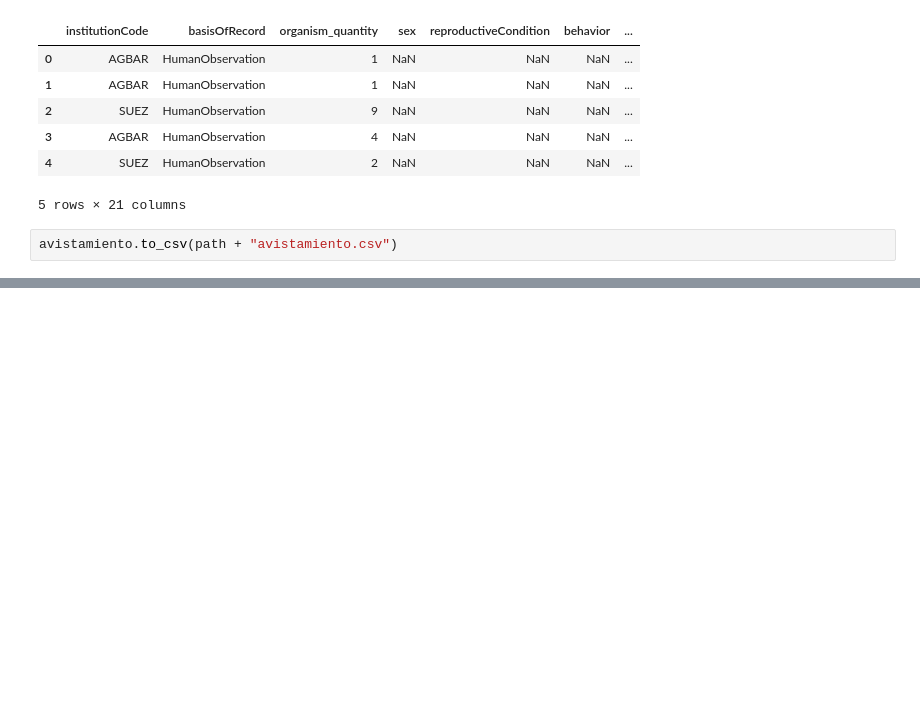
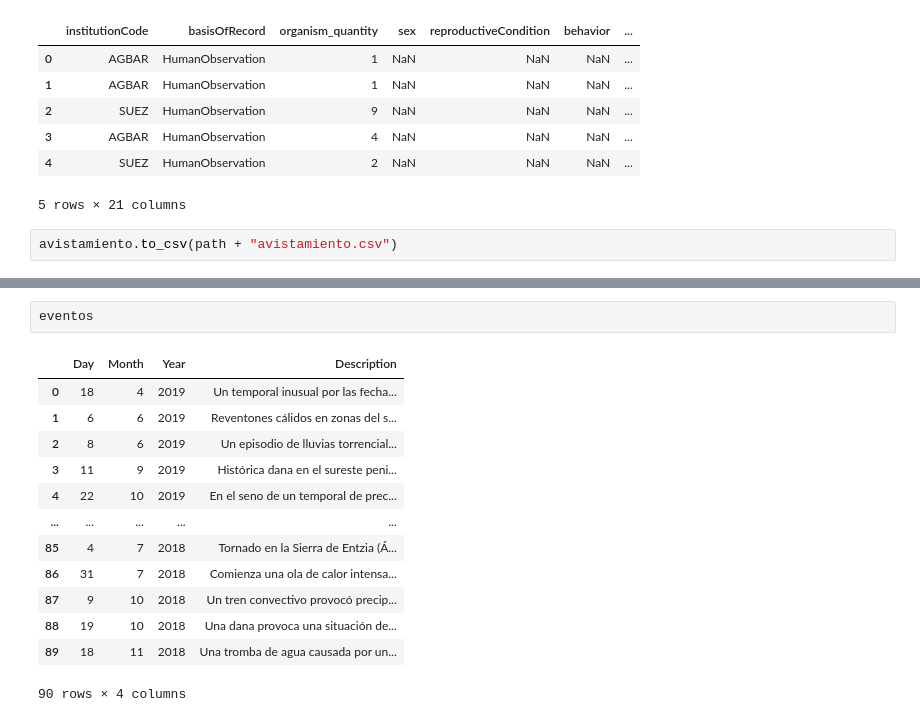
Before and after one commit to jhwan818/BD, a Jupyter notebook: projecte/dataProcessing.ipynb, the cells around one changed output, grey strips where cells are left out. Cells and saved outputs as stored; diff of their text form; blank space fills up the shorter version.

```diff
--- a/projecte/dataProcessing.ipynb
+++ b/projecte/dataProcessing.ipynb
@@ -627,0 +661,16 @@ avistamiento.to_csv(path + "avistamiento.csv")
+# %%
+eventos
+# %% [output]
+|  | Day | Month | Year | Description |
+| 0 | 18 | 4 | 2019 | Un temporal inusual por las fecha... |
+| 1 | 6 | 6 | 2019 | Reventones cálidos en zonas del s... |
+| 2 | 8 | 6 | 2019 | Un episodio de lluvias torrencial... |
+| 3 | 11 | 9 | 2019 | Histórica dana en el sureste peni... |
+| 4 | 22 | 10 | 2019 | En el seno de un temporal de prec... |
+| ... | ... | ... | ... | ... |
+| 85 | 4 | 7 | 2018 | Tornado en la Sierra de Entzia (Á... |
+| 86 | 31 | 7 | 2018 | Comienza una ola de calor intensa... |
+| 87 | 9 | 10 | 2018 | Un tren convectivo provocó precip... |
+| 88 | 19 | 10 | 2018 | Una dana provoca una situación de... |
+| 89 | 18 | 11 | 2018 | Una tromba de agua causada por un... |
+90 rows × 4 columns
```
Also changed, not shown: parts of 15 cells of this notebook, 3 other files.
